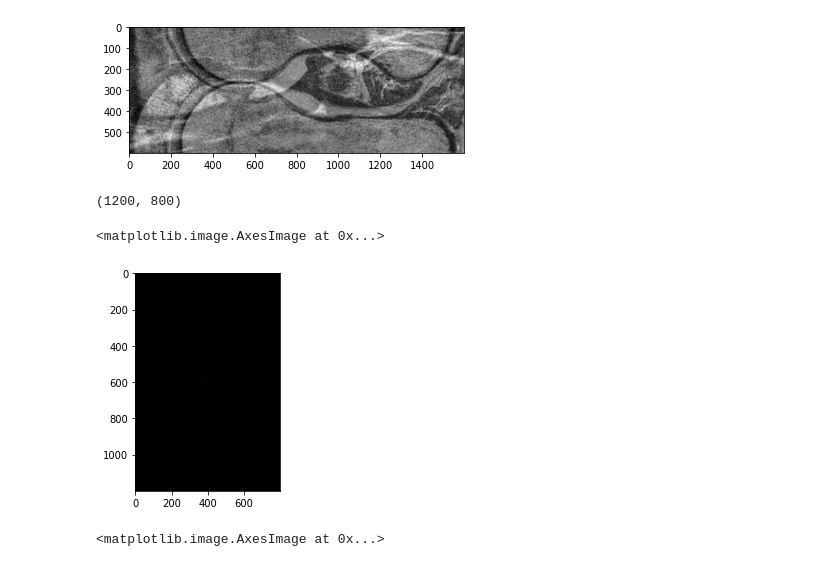
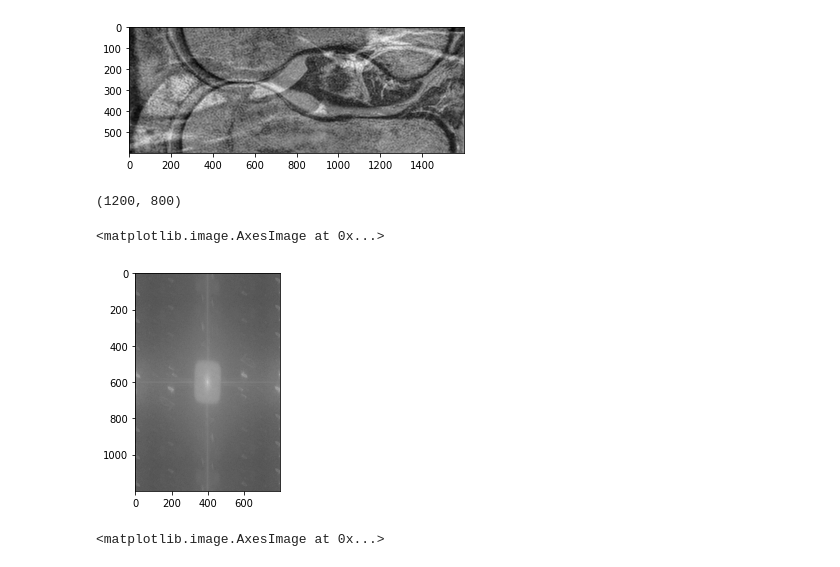
Before and after one commit to RInterested/MRI, a Jupyter notebook: MRI_Concepts.ipynb, the cells around one changed output. Cells and saved outputs as stored; diff of their text form; code cells hidden in the pictures.

```diff
--- a/MRI_Concepts.ipynb
+++ b/MRI_Concepts.ipynb
@@ -128,12 +128,12 @@ plt.imshow(img_back_v, cmap = 'gray')
 # %%
 matw = v[:,np.arange(0,np.shape(v)[1],2)] # Takes out every other row off the frequencies.
 print(matw.shape)
-freqw = np.abs(matw)
+freqw = np.log(np.abs(matw))
 plt.imshow(freqw, cmap='gray')
 # %% [output]
 (1200, 800)
 <matplotlib.image.AxesImage at 0x...>
-[figure, old version]
+[figure, new version]
 # %%
 # inverse fft
 fw_ishift = np.fft.ifftshift(matw)
```
Also changed, not shown: parts of 1 cell of this notebook.
